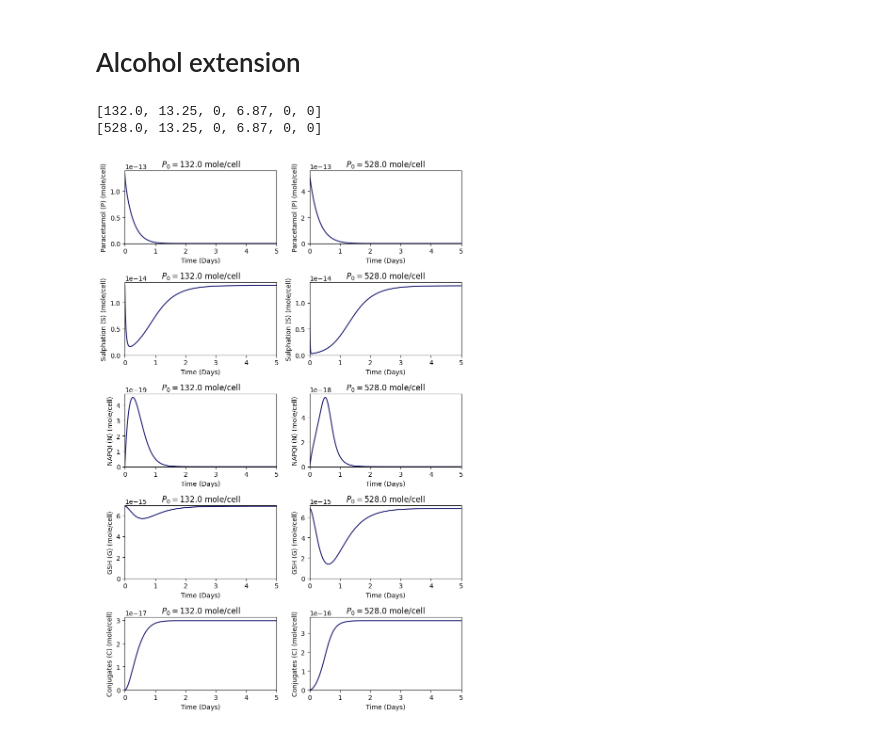
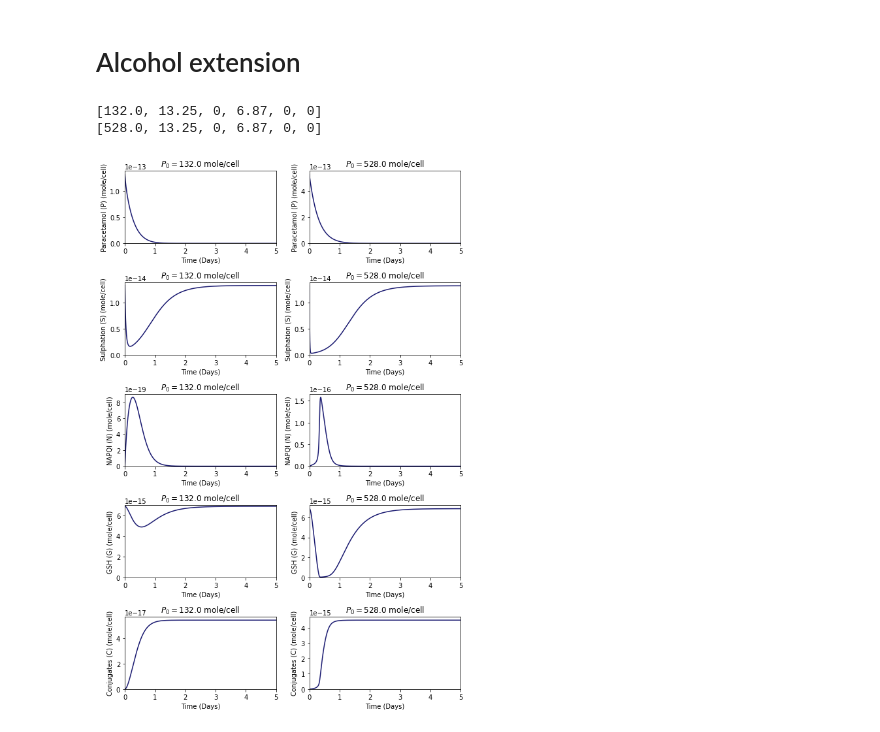
Before and after one commit to magicplankton/BIOL-AMATH-382-Project, a Jupyter notebook: simulation.ipynb, the cells around one changed output. Saved outputs shown, nothing was run; the diff lists cells and outputs as text; code cells hidden in the pictures.

```diff
--- a/simulation.ipynb
+++ b/simulation.ipynb
@@ -335,10 +341,11 @@ k_PSH = 110 # 1/day
 
 ### New parameters ###
 
-E = 1 # The constant alcohol concentration that we need to choose
+E = 1.4e-11 # The constant alcohol concentration that we need to choose (units: mol/cell)
+
 k_deg = 2.273792 # 1/day -- this parameter is fine, I think
 C_01 = 1 # the paper says 1 mol/cell
-k_i = 1 # the paper says 200 g???
+k_i = 200 # the paper says 200 g???
 q = 1 # Conversion factor from grams of APAP to moles of NAPQI ???
 k_cyp = (0.373) # The paper has it in moles, but we might want femtomoles
 # changing k_cyp to femtomoles makes it weird
@@ -353,31 +360,31 @@ P0 = [(1.32e-13) * 10**15, (5.28e-13) * 10**15] # femtomoles/cell
 # times
 t_min = 0
 t_max = 5
 dt = 0.001
 times = np.arange(t_min, t_max+dt, dt) #generate time-grid list
 
 ### Running the simulation and plotting ###
 
 fig, axes = plt.subplots(5, 2, figsize=(8, 12))
 
 for i, initial_P0 in enumerate(P0):
     # Running a simulation for each case of P0:
     F0 = [initial_P0, b_s/d_s, 0, b_G/d_G, 0, 0]
 
     print(F0)
     F = odeint(dFdt_alcohol, F0, times)  # Run simulation
     for j, variable in enumerate(variables):
         # Plotting each subplot:
         axes[j, i].plot(times, F[:,j] * 10**-15, color='midnightblue')
         axes[j, i].set_xlabel("Time (Days)")
         axes[j, i].set_ylabel(f"{variables[j]} (mole/cell)")
         axes[j, i].set_title(f"$P_0 = {initial_P0}$ mole/cell")
         axes[j, i].set_xlim(0, 5)
         axes[j, i].set_ylim(0,)
 
 plt.tight_layout()
 plt.show()
 # %% [output]
 [132.0, 13.25, 0, 6.87, 0, 0]
 [528.0, 13.25, 0, 6.87, 0, 0]
-[figure, old version]
+[figure, new version]
```
Also changed, not shown: parts of 5 cells of this notebook.
